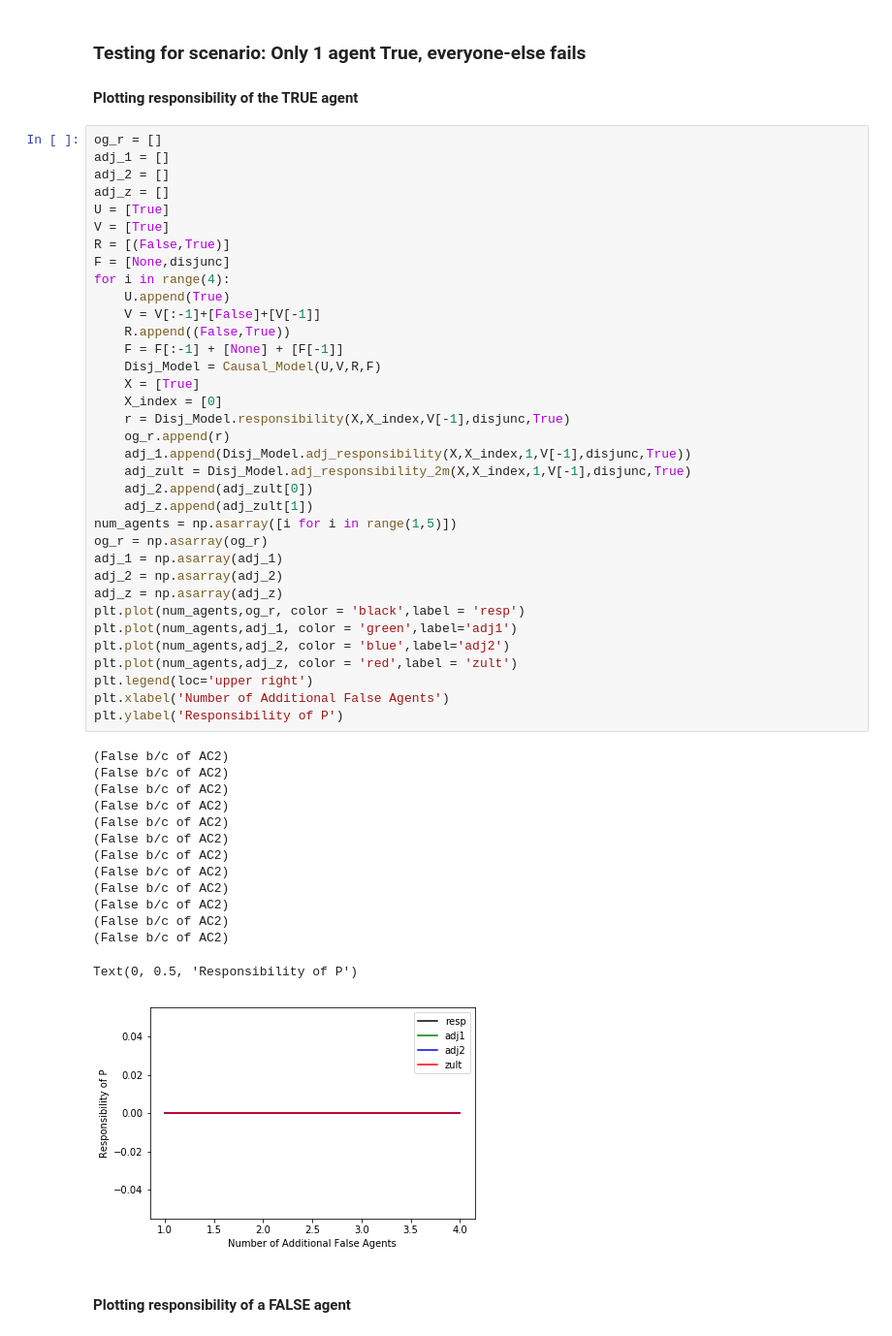
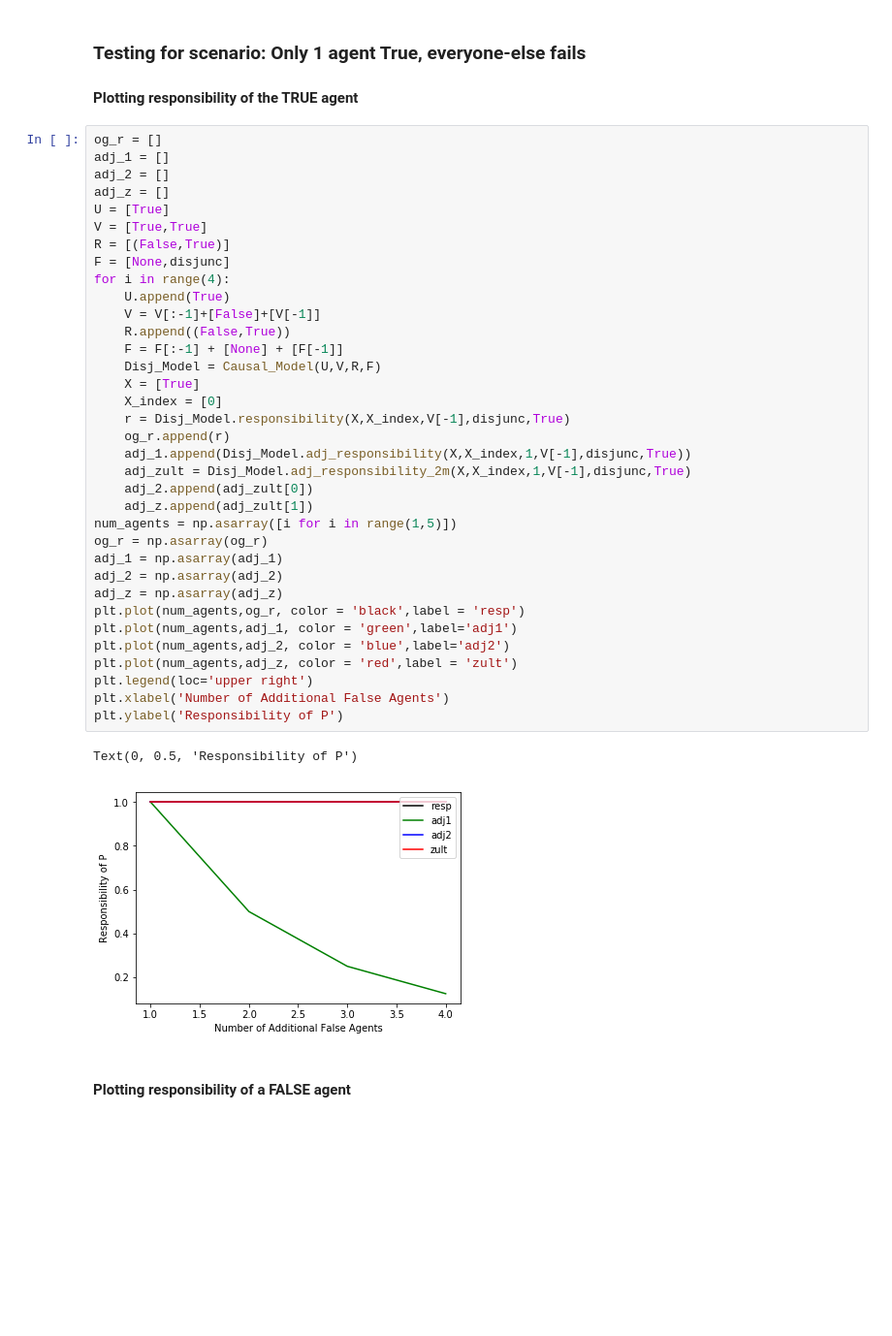
Before and after one commit to akashgokul/Causal_Research, a Jupyter notebook: Halpern-Pearl (Original Defn) Implementation.ipynb, the cells around one changed output. Shown: that part at 97% size. Drawn from its saved outputs; the diff is of its cells as text; blank space fills up the shorter version.

```diff
--- a/Halpern-Pearl (Original Defn) Implementation.ipynb
+++ b/Halpern-Pearl (Original Defn) Implementation.ipynb
@@ -1845,50 +1833,38 @@ adj_1 = []
 adj_2 = []
 adj_z = []
 U = [True]
-V = [True]
+V = [True,True]
 R = [(False,True)]
 F = [None,disjunc]
 for i in range(4):
     U.append(True)
     V = V[:-1]+[False]+[V[-1]]
     R.append((False,True))
     F = F[:-1] + [None] + [F[-1]]
     Disj_Model = Causal_Model(U,V,R,F)
     X = [True]
     X_index = [0]
     r = Disj_Model.responsibility(X,X_index,V[-1],disjunc,True)
     og_r.append(r)
     adj_1.append(Disj_Model.adj_responsibility(X,X_index,1,V[-1],disjunc,True))
     adj_zult = Disj_Model.adj_responsibility_2m(X,X_index,1,V[-1],disjunc,True)
     adj_2.append(adj_zult[0])
     adj_z.append(adj_zult[1])
 num_agents = np.asarray([i for i in range(1,5)])
 og_r = np.asarray(og_r)
 adj_1 = np.asarray(adj_1)
 adj_2 = np.asarray(adj_2)
 adj_z = np.asarray(adj_z)
 plt.plot(num_agents,og_r, color = 'black',label = 'resp')
 plt.plot(num_agents,adj_1, color = 'green',label='adj1')
 plt.plot(num_agents,adj_2, color = 'blue',label='adj2')
 plt.plot(num_agents,adj_z, color = 'red',label = 'zult')
 plt.legend(loc='upper right')
 plt.xlabel('Number of Additional False Agents')
 plt.ylabel('Responsibility of P')
 # %% [output]
-(False b/c of AC2)
-(False b/c of AC2)
-(False b/c of AC2)
-(False b/c of AC2)
-(False b/c of AC2)
-(False b/c of AC2)
-(False b/c of AC2)
-(False b/c of AC2)
-(False b/c of AC2)
-(False b/c of AC2)
-(False b/c of AC2)
-(False b/c of AC2)
+Text(0, 0.5, 'Responsibility of P')
-Text(0, 0.5, 'Responsibility of P')
-[figure, old version]
+[figure, new version]
 # %% [markdown]
 #### Plotting responsibility of a FALSE agent
 # %%
```
Also changed, not shown: parts of 26 cells of this notebook.
